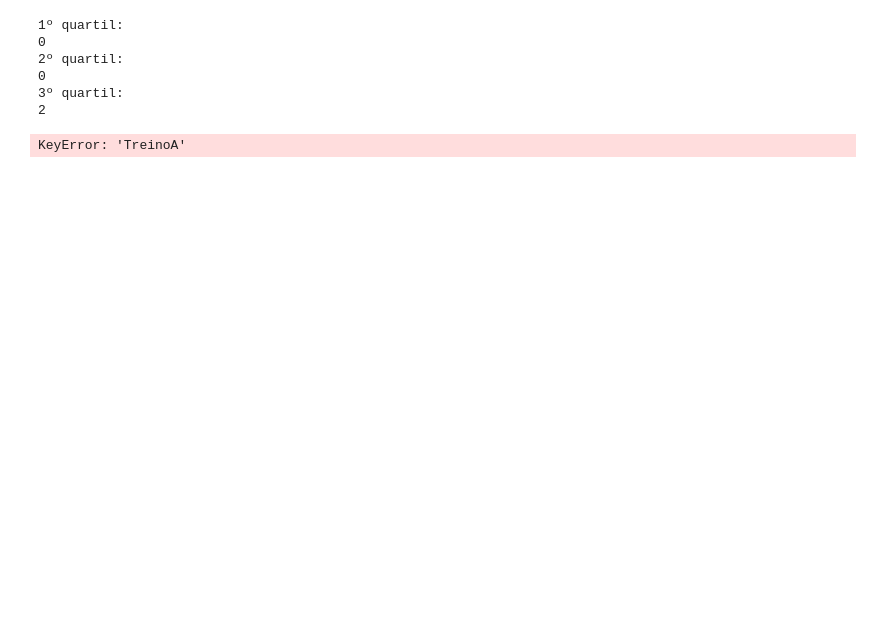
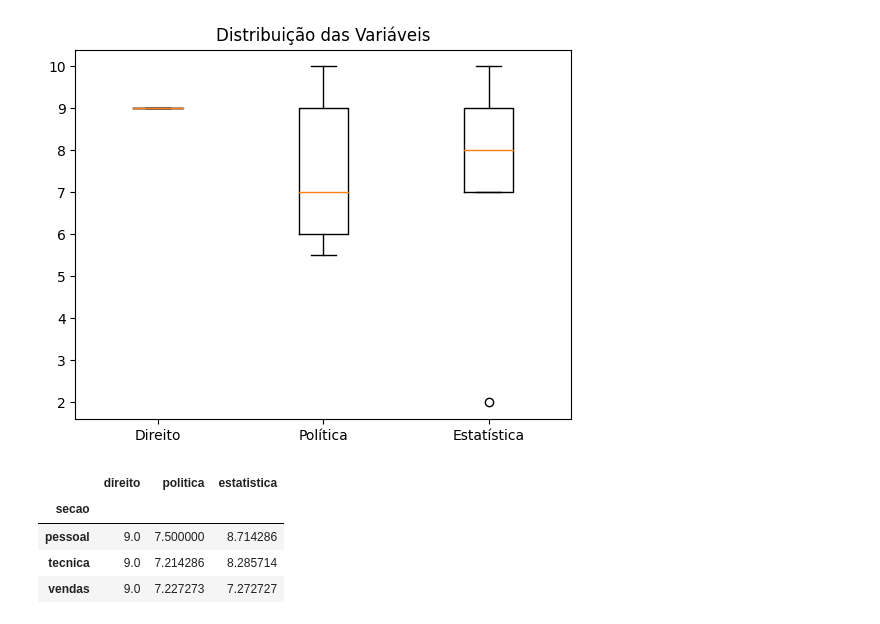
Before and after one commit to DonutsAndBlood/analisec2a1, a Jupyter notebook: Análise Exploratória.ipynb, the cells around one changed output. Saved outputs shown, nothing was run; the diff lists cells and outputs as text; code cells hidden in the pictures; blank space fills up the shorter version.

```diff
--- a/Análise Exploratória.ipynb
+++ b/Análise Exploratória.ipynb
@@ -186,47 +186,3 @@ media = array_numeros.mean()
 media
 
 print("Ensino médio mais tempo na TV")
-# %%
-df1 = {
-    'Limite inferior': [0,2,4,8,12,16],
-    'Limite superior': [2,4,8,12,16,22],
-    'TreinoA': [442,200,130,34,10,3]
-}
-
-df2 = {
-    'Limite inferior': [0,2,4,8,12,16],
-    'Limite superior': [2,4,8,12,16,22],
-    'TreinoB': [80,200,280,179,43,8]
-}
-
-
-df1 = pd.DataFrame(df1)
-
-df1['Contagem acumulada'] = df1['TreinoA'].cumsum()
-
-q1 = df1['Limite inferior'][df1['Contagem acumulada'] >= df1['TreinoA'].sum() / 4].iloc[0]
-q2 = df1['Limite inferior'][df1['Contagem acumulada'] >= df1['TreinoA'].sum() / 2].iloc[0]
-q3 = df1['Limite inferior'][df1['Contagem acumulada'] >= 3 * df1['TreinoA'].sum() / 4].iloc[0]
-
-print('1º quartil:')
-print(q1)
-print('2º quartil:')
-print(q2)
-print('3º quartil:')
-print(q3)
-
-plt.hist(df1['Limite inferior'], bins=df1['Limite inferior'].tolist() + [df1['Limite superior'].iloc[-1]], weights=df['TreinoA'], alpha=0.5, edgecolor='black', linewidth=1.2)
-
-plt.xlabel('Nível de potássio no plasma')
-plt.ylabel('TreinoA')
-plt.title('Histograma dos níveis de potássio no plasma')
-
-plt.show()
-# %% [output]
-1º quartil:
-0
-2º quartil:
-0
-3º quartil:
-2
-KeyError: 'TreinoA'
@@ -232,0 +238,35 @@ KeyError: 'TreinoA'
+# %%
+data = {
+    'secao': ['pessoal', 'pessoal', 'pessoal', 'pessoal', 'pessoal', 'pessoal', 'pessoal', 'tecnica', 'tecnica', 'tecnica', 'tecnica', 'tecnica', 'tecnica', 'tecnica', 'vendas', 'vendas', 'vendas', 'vendas', 'vendas', 'vendas', 'vendas', 'vendas', 'vendas', 'vendas', 'vendas'],
+    'direito': [9, 9, 9, 9, 9, 9, 9, 9, 9, 9, 9, 9, 9, 9, 9, 9, 9, 9, 9, 9, 9, 9, 9, 9, 9],
+    'politica': [9.0, 6.5, 9.0, 6.0, 6.5, 6.5, 9.0, 6.0, 9.0, 9.0, 7.0, 5.5, 6.0, 8.0, 7.0, 9.0, 10.0, 5.5, 7.0, 6.0, 6.5, 6.0, 9.0, 6.5, 7.0],
+    'estatistica': [9, 9, 8, 8, 9, 10, 8, 8, 9, 8, 10, 7, 7, 9, 8, 7, 8, 9, 2, 7, 7, 8, 9, 8, 7]}
+
+
+df = pd.DataFrame(data)
+df['direito'] = df['direito'].astype(float)
+df['politica'] = df['politica'].astype(float)
+df['estatistica'] = df['estatistica'].astype(float)
+
+df[['direito', 'politica', 'estatistica']].describe()
+
+fig, ax = plt.subplots()
+ax.boxplot([df['direito'], df['politica'], df['estatistica']])
+
+ax.set_xticklabels(['Direito', 'Política', 'Estatística'])
+
+
+ax.set_title('Distribuição das Variáveis')
+
+plt.show()
+
+medias = df.groupby('secao').mean()
+
+medias
+# %% [output]
+[figure, added]
+|  | direito | politica | estatistica |
+| secao |  |  |  |
+| pessoal | 9.0 | 7.500000 | 8.714286 |
+| tecnica | 9.0 | 7.214286 | 8.285714 |
+| vendas | 9.0 | 7.227273 | 7.272727 |
```
Also changed, not shown: parts of 3 cells of this notebook.
